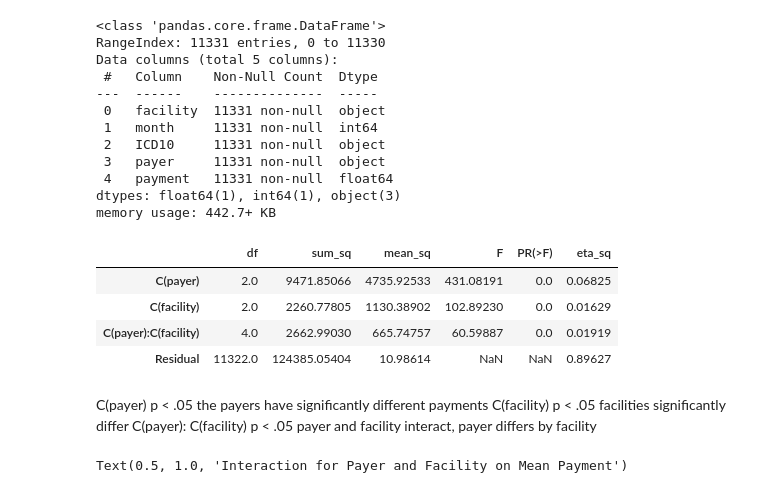
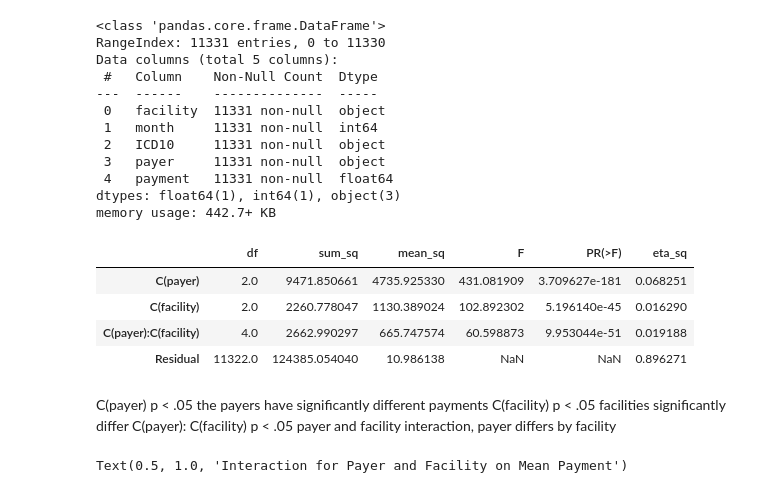
Before and after one commit to mha2112/Insurers, a Jupyter notebook: analysis.ipynb, the cells around one changed output. Cells and saved outputs as stored; diff of their text form; code cells hidden in the pictures.

```diff
--- a/analysis.ipynb
+++ b/analysis.ipynb
@@ -633,29 +641,31 @@ memory usage: 442.7+ KB
 # %%
 #Measure D. D.	Statistical assessment of differences in payments by payer and facility
 import statsmodels.api as sm
 from statsmodels.formula.api import ols
-#anova 3-way regression test
-#test mean differences(log) due to very different dollar amounts per facility
+#anova 2-way regression test
+#test mean differences(log) due to very different dollar amounts per facility(hundred of thousands for Medicadid, millions for Private and Medicare)
 
 top_ICD10_month['payment_log'] = np.log1p(top_ICD10_month['payment'])
 #To determine whether there is a statistically significant difference in the mean total payments between insurance payors (Medicare, Medicaid, Private Insurance)
-#random sample of 40
+
+#fit model to df
 model= ols('payment_log ~ C(payer) * C(facility)', data=top_ICD10_month).fit()
 anova_table = sm.stats.anova_lm(model, type = 2)
 anova_table['eta_sq'] = anova_table['sum_sq'] / sum(anova_table['sum_sq'])
 #round the output
-anova_round_results = anova_table.round(5)
-anova_round_results
+#anova_round_results = anova_table.round()
+#anova_round_results
+anova_table
 # %% [output]
 |  | df | sum_sq | mean_sq | F | PR(>F) | eta_sq |
-| C(payer) | 2.0 | 9471.85066 | 4735.92533 | 431.08191 | 0.0 | 0.06825 |
-| C(facility) | 2.0 | 2260.77805 | 1130.38902 | 102.89230 | 0.0 | 0.01629 |
-| C(payer):C(facility) | 4.0 | 2662.99030 | 665.74757 | 60.59887 | 0.0 | 0.01919 |
-| Residual | 11322.0 | 124385.05404 | 10.98614 | NaN | NaN | 0.89627 |
+| C(payer) | 2.0 | 9471.850661 | 4735.925330 | 431.081909 | 3.709627e-181 | 0.068251 |
+| C(facility) | 2.0 | 2260.778047 | 1130.389024 | 102.892302 | 5.196140e-45 | 0.016290 |
+| C(payer):C(facility) | 4.0 | 2662.990297 | 665.747574 | 60.598873 | 9.953044e-51 | 0.019188 |
+| Residual | 11322.0 | 124385.054040 | 10.986138 | NaN | NaN | 0.896271 |
 # %% [markdown]
 C(payer) p < .05 the payers have significantly different payments
 C(facility) p < .05 facilities significantly differ
-C(payer): C(facility) p < .05 payer and facility interact, payer differs by facility
+C(payer): C(facility) p < .05 payer and facility interaction, payer differs by facility
 # %%
 #change types for plotting
 top_ICD10_month['facility'] = top_ICD10_month['facility'].astype(str)
```
Also changed, not shown: parts of 15 cells of this notebook.
